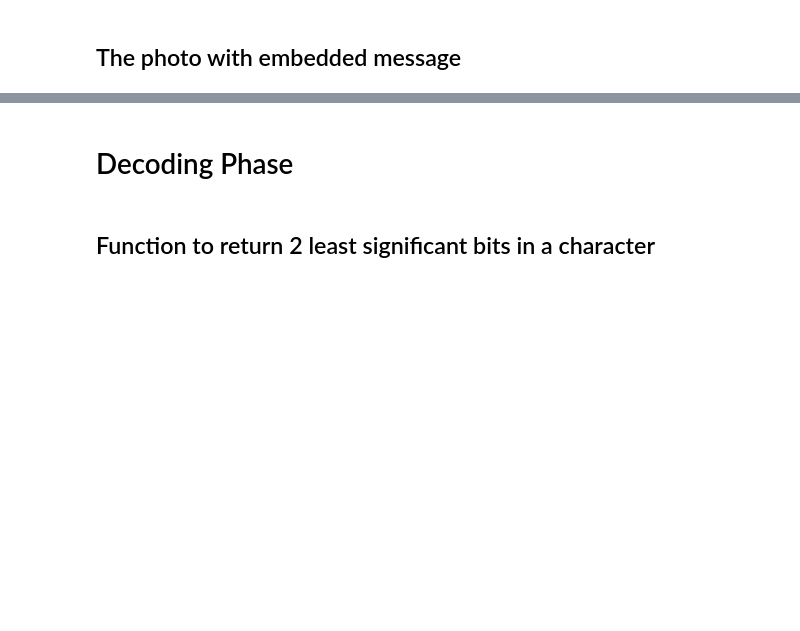
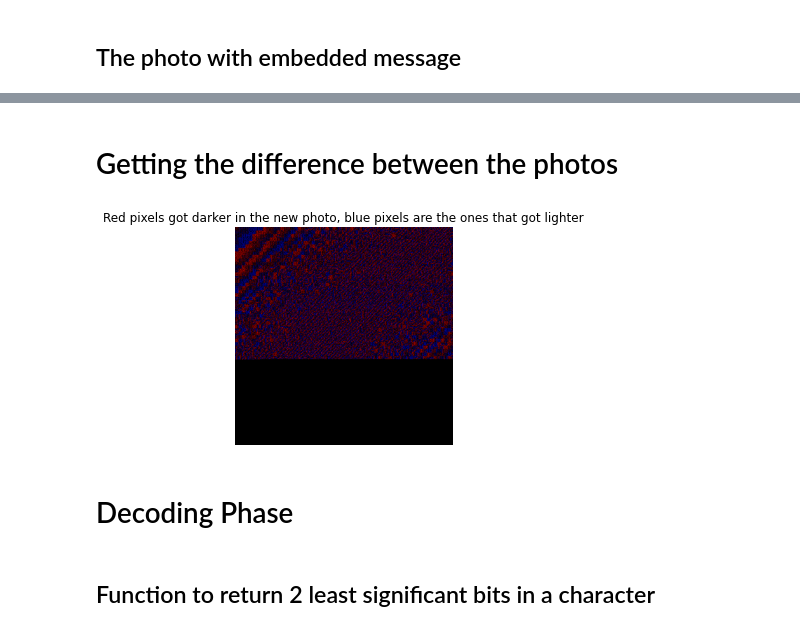
Before and after one commit to Mobad225/Image-Steganography, a Jupyter notebook: Steganography.ipynb, the cells around one changed output, grey strips where cells are left out. Cells and saved outputs as stored; diff of their text form; code cells hidden in the pictures; blank space fills up the shorter version.

```diff
--- a/Steganography.ipynb
+++ b/Steganography.ipynb
@@ -145,3 +145,20 @@ print_photo(img, title='Original Image')
+# %% [markdown]
+# Getting the difference between the photos
+# %%
+const = 63
+img_diff = np.zeros((rows, cols, 3))
+for i in range(rows):
+  for j in range(cols):
+    if img[i][j] > img_copy[i][j]:
+      img_diff[i][j][0] = (img[i][j] - img_copy[i][j]) * const
+    if img[i][j] < img_copy[i][j]:
+      img_diff[i][j][2] = (img_copy[i][j] - img[i][j]) * const
+
+img_diff = img_diff.astype(int)
+print_photo(img_diff, title='Red pixels got darker in the new photo, blue pixels are the ones that got lighter')
+# The black part means the pixels werent changed at all. ie. all text was already hidden
+# %% [output]
+[figure, added]
 # %% [markdown]
 # Decoding Phase
 # %% [markdown]
```
Also changed, not shown: parts of 7 cells of this notebook.
